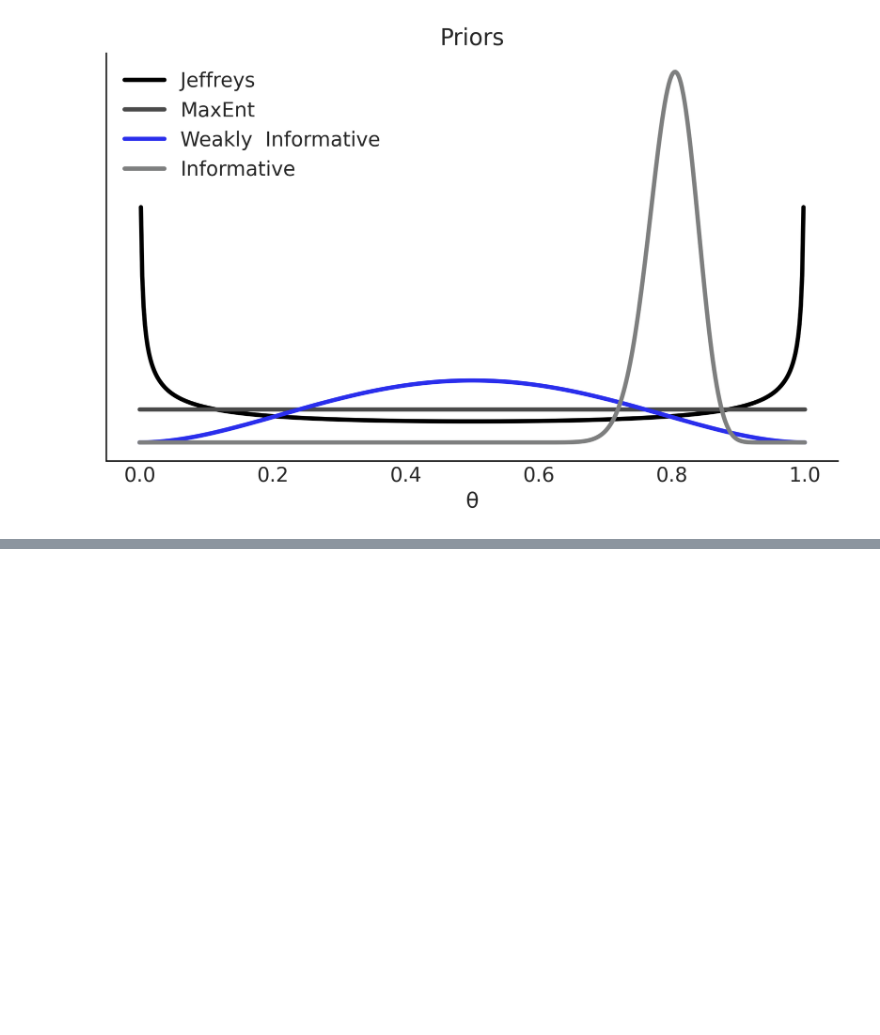
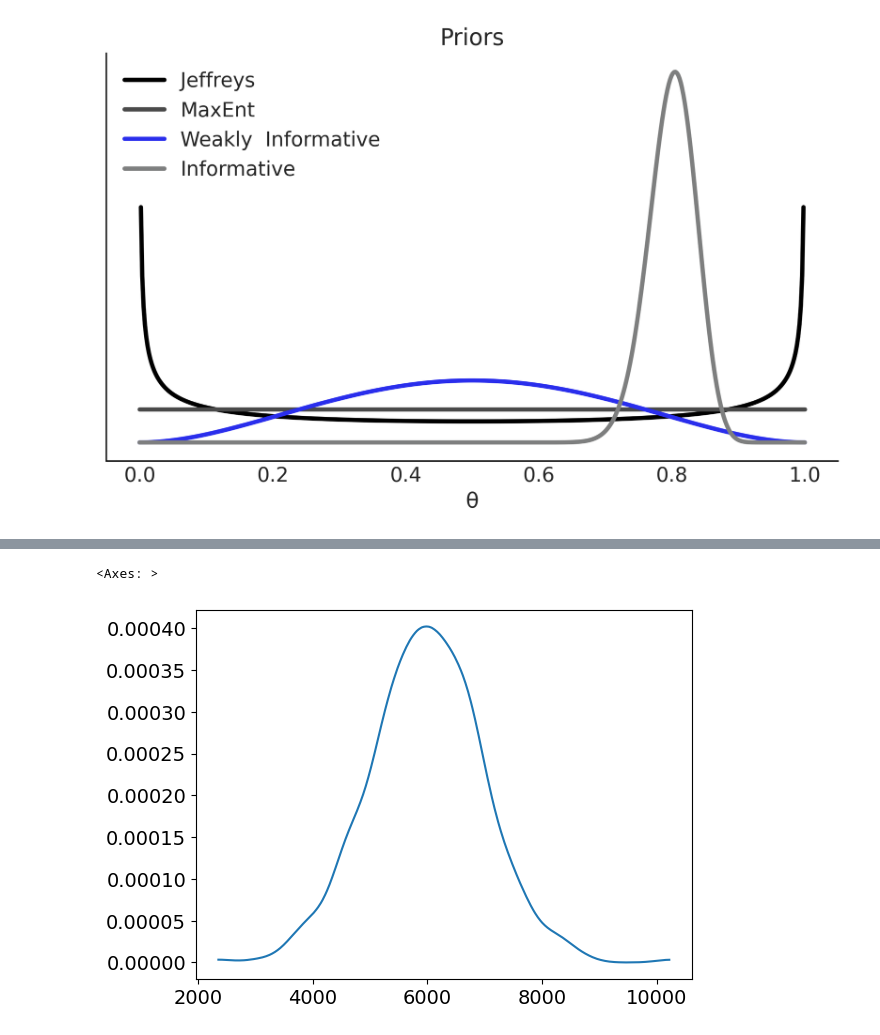
Before and after one commit to tristannew/BayesianModellingandComputationPython, a Jupyter notebook: notebooks_updated/chp_01.ipynb, the cells around one changed output, grey strips where cells are left out. Cells and saved outputs as stored; diff of their text form; code cells hidden in the pictures; blank space fills up the shorter version.

```diff
--- a/notebooks_updated/chp_01.ipynb
+++ b/notebooks_updated/chp_01.ipynb
@@ -337,0 +594,8 @@ plt.savefig("img/chp01/prior_informativeness_spectrum.png")
+# %%
+from scipy.stats import norm
+
+p = norm(6000, 1000).rvs(1000)
+az.plot_dist(p)
+# %% [output]
+<Axes: >
+[figure, added]
```
Also changed, not shown: parts of 17 cells of this notebook.
